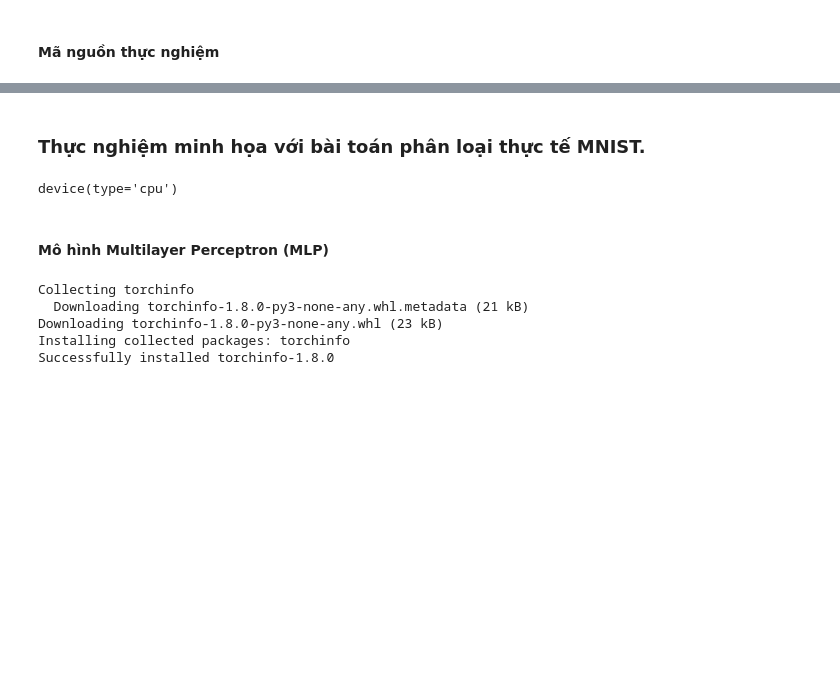
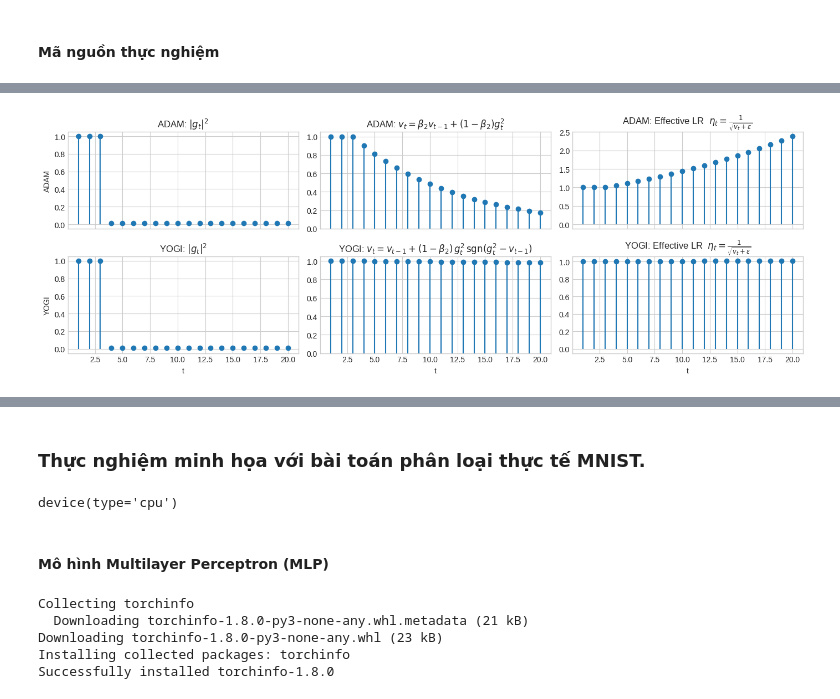
Before and after one commit to ntanphu/CST-KHMT-HK251, a Jupyter notebook: Members/NguyenTanPhu/Yogi_algorithm.ipynb, the cells around one changed output, grey strips where cells are left out. Cells and saved outputs as stored; diff of their text form; code cells hidden in the pictures; blank space fills up the shorter version.

```diff
--- a/Members/NguyenTanPhu/Yogi_algorithm.ipynb
+++ b/Members/NguyenTanPhu/Yogi_algorithm.ipynb
@@ -448,0 +114,86 @@ Tổng thể, các biểu đồ và số liệu thực nghiệm minh họa đún
+# %%
+import numpy as np
+import matplotlib.pyplot as plt
+
+T = 20
+g2 = np.array([1.0 if t < 3 else 0.01 for t in range(T)])  # 3 điểm bất thường đầu, sau đó nhỏ dần
+
+# -----------------------------
+# 2. Adam và Yogi update
+# -----------------------------
+def adam_update_v(g2_seq, beta2=0.9, v0=1.0):
+    v = v0
+    vs = []
+    for g2_val in g2_seq:
+        v = beta2 * v + (1 - beta2) * g2_val
+        vs.append(v)
+    return np.array(vs)
+
+def yogi_update_v(g2_seq, beta2=0.9, v0=1.0):
+    v = v0
+    vs = []
+    for g2_val in g2_seq:
+        v = v - (1 - beta2) * np.sign(v - g2_val) * g2_val
+        vs.append(v)
+    return np.array(vs)
+
+# -----------------------------
+# 3. Compute v_t and lr effective
+# -----------------------------
+beta2 = 0.9
+eps = 1e-3
+
+adam_v = adam_update_v(g2, beta2)
+yogi_v = yogi_update_v(g2, beta2)
+
+adam_eta = 1.0 / np.sqrt(adam_v + eps)
+yogi_eta = 1.0 / np.sqrt(yogi_v + eps)
+
+t = np.arange(1, T+1)
+
+# -----------------------------
+# 4. Plot 6 panels with LaTeX formula in title
+# -----------------------------
+plt.style.use("seaborn-v0_8-whitegrid")
+fig, axes = plt.subplots(2, 3, figsize=(14, 5), sharex=True)
+
+# ---------------- ADAM ----------------
+# |g_t|^2
+axes[0, 0].stem(t, g2, basefmt=" ")
+axes[0, 0].set_title(r"ADAM: $|g_t|^2$")
+axes[0, 0].set_ylabel("ADAM")
+
+# v_t
+axes[0, 1].stem(t, adam_v, basefmt=" ")
+axes[0, 1].set_ylim(0, 1.05)
+axes[0, 1].set_title(r"ADAM: $v_t = \beta_2 v_{t-1} + (1-\beta_2) g_t^2$")
+
+# learning rate
+axes[0, 2].stem(t, adam_eta, basefmt=" ")
+axes[0, 2].set_title(
+    r"ADAM: Effective LR  $\eta_t = \frac{1}{\sqrt{v_t + \varepsilon}}$"
+)
+
+# ---------------- YOGI ----------------
+axes[1, 0].stem(t, g2, basefmt=" ")
+axes[1, 0].set_title(r"YOGI: $|g_t|^2$")
+axes[1, 0].set_xlabel("t")
+axes[1, 0].set_ylabel("YOGI")
+
+axes[1, 1].stem(t, yogi_v, basefmt=" ")
+axes[1, 1].set_ylim(0, 1.05)
+axes[1, 1].set_title(
+    r"YOGI: $v_t = v_{t-1} + (1-\beta_2)\, g_t^2 \, \text{sgn}(g_t^2 - v_{t-1})$"
+)
+axes[1, 1].set_xlabel("t")
+
+axes[1, 2].stem(t, yogi_eta, basefmt=" ")
+axes[1, 2].set_title(
+    r"YOGI: Effective LR  $\eta_t = \frac{1}{\sqrt{v_t + \varepsilon}}$"
+)
+axes[1, 2].set_xlabel("t")
+
+plt.tight_layout()
+plt.show()
+# %% [output]
+[figure, added]
```
Also changed, not shown: parts of 10 cells of this notebook.
